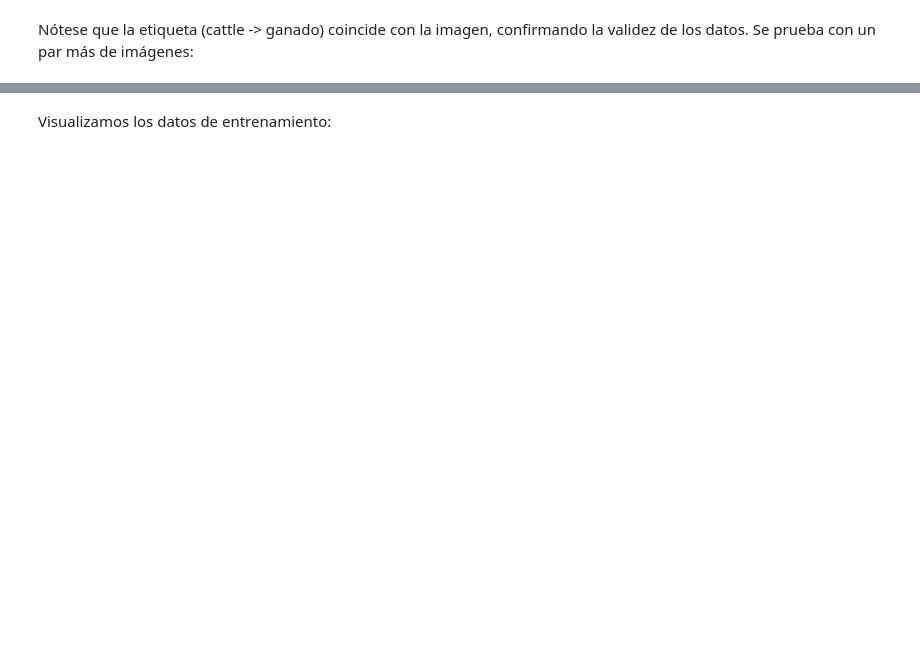
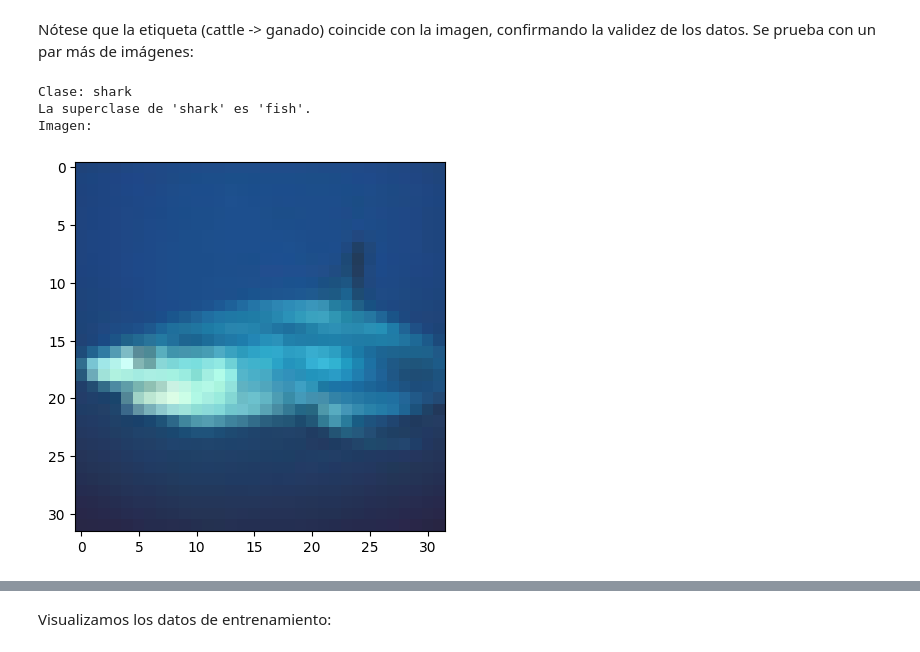
Before and after one commit to 9105507/APRENDIZAJE_AUTOMATICO_23_24, a Jupyter notebook: AA_PRACTICA3_GRUPO_7.ipynb, the cells around one changed output, grey strips where cells are left out. Cells and saved outputs as stored; diff of their text form; code cells hidden in the pictures; blank space fills up the shorter version.

```diff
--- a/AA_PRACTICA3_GRUPO_7.ipynb
+++ b/AA_PRACTICA3_GRUPO_7.ipynb
@@ -277,12 +295,18 @@ Nótese que la etiqueta (cattle -> ganado) coincide con la imagen, confirmando l
 # %%
 #ÚLTIMA IMAGEN:
 imagen = X[49999]
-train_labels = y.reshape(50000)
-print("Etiqueta:",class_names[train_labels[49999]])
+print("Clase:",class_names[train_labels[49999]])
+superclass = find_superclass(class_names[train_labels[49999]])
+print(f"La superclase de '{class_names[train_labels[49999]]}' es '{superclass}'.")
 print("Imagen:")
 # Se muestra la imagen usando imshow()
 plt.imshow(imagen)
 plt.show()
+# %% [output]
+Clase: shark
+La superclase de 'shark' es 'fish'.
+Imagen:
+[figure, added]
 # %%
 #IMAGEN nº 12345:
 imagen = X[12345]
```
Also changed, not shown: parts of 16 cells of this notebook.
